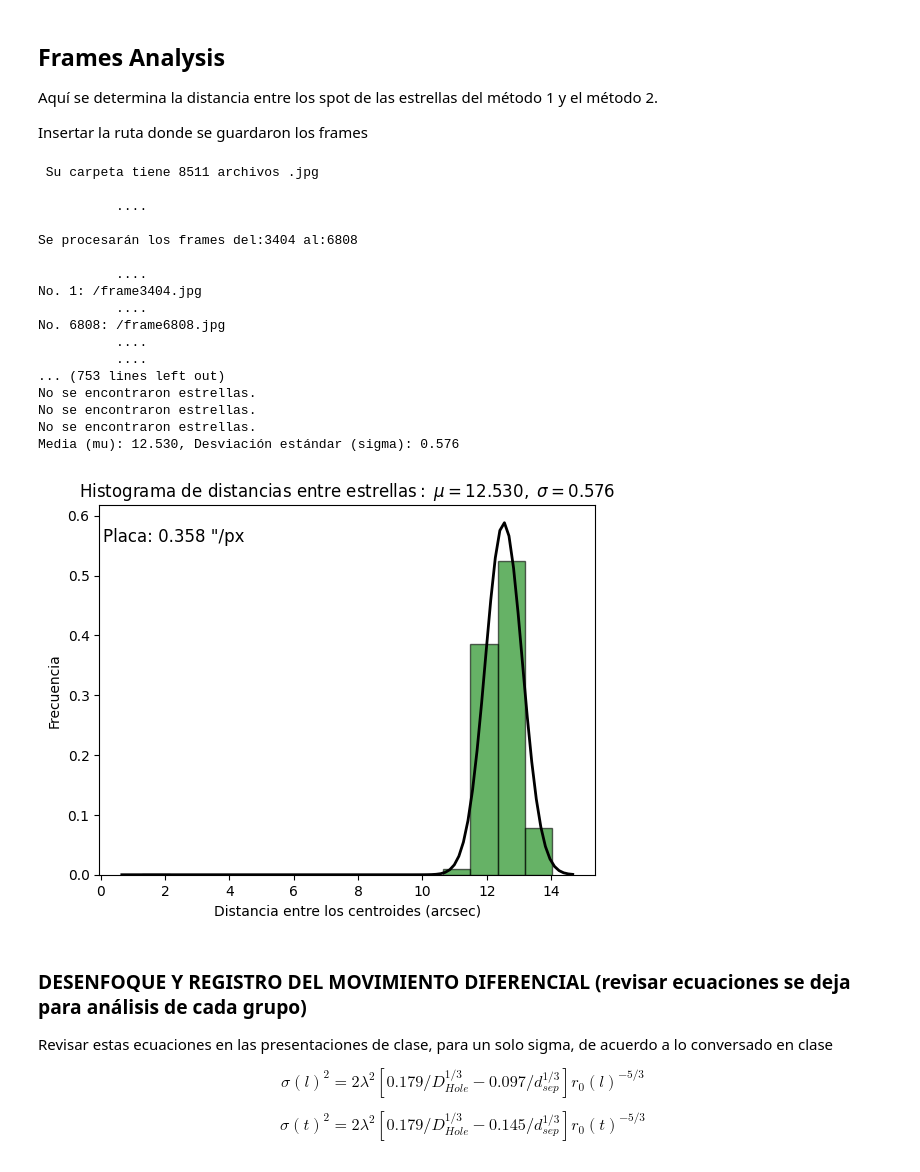
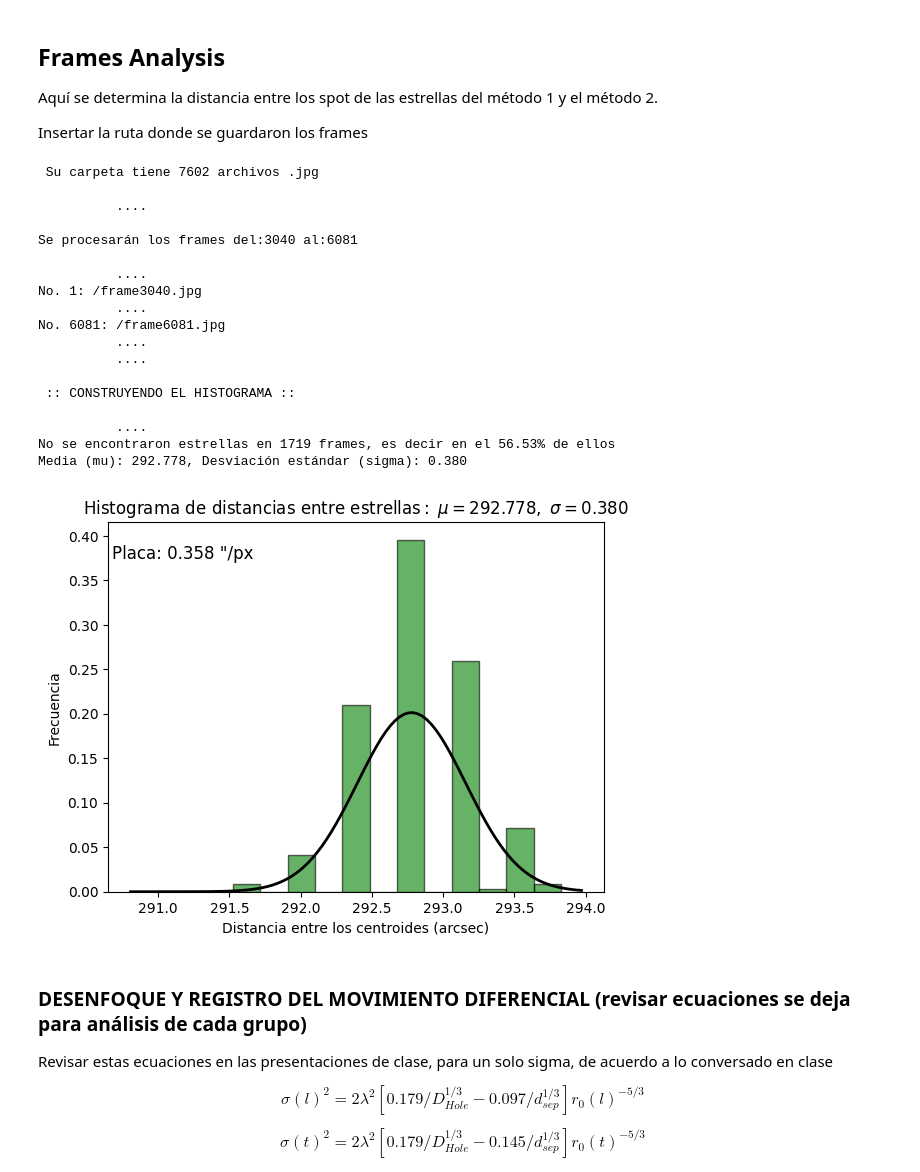
Before and after one commit to juagudeloo/Seeing-OAN, a Jupyter notebook: metodo_1_y_2.ipynb, the cells around one changed output. Saved outputs shown, nothing was run; the diff lists cells and outputs as text; code cells hidden in the pictures.

```diff
--- a/metodo_1_y_2.ipynb
+++ b/metodo_1_y_2.ipynb
@@ -6,7 +6,7 @@ Esta parte del código requiere la ruta donde se aloja el video, y genera los fr
 Solo cambiar la ruta del video
 # %%
 # Cambiar aquí por el nombre del video a analizar
-filename = 'G_3_Altair_290824_22_30_DSC0028_Mascara'
+filename = 'G_3_Altair_300824_21_47_DSC0037_Prisma'
 # %%
 import cv2
 import os
@@ -125,7 +110,7 @@ def identify_stars_and_distance(image_path):
         pixel_distance = dist.euclidean(star_centers[0], star_centers[1])
         return(pixel_distance)
     else:
-        print("No se encontraron estrellas.")
+        # print("No se encontraron estrellas.")
         return 0
 
     # Mostrar la imagen con los centros de las estrellas marcados
@@ -194,11 +179,14 @@ for k in range(start, end):
     #print(f"archivo {archivos[k]}") #verificar si se están ejecutando los frames en orden
     distances.append(identify_stars_and_distance(archivos[k])*scale_size)
 
+distances = np.array(distances)
+no_stars = len(np.where(distances==0)[0])
+print(f'No se encontraron estrellas en {no_stars} frames, es decir en el {round(no_stars/(end-start+1)*100,2)}% de ellos')
 
 # Guardar las distancias en un archivo llamado nombre_del_video.dat
 np.savetxt(f"{filename}.dat", distances, fmt="%.6f", header="Distancias entre estrellas (arcsec)")
 
-distances = np.loadtxt('out.dat')
+distances = np.loadtxt(f'{filename}.dat')
 distances = distances[np.where(distances!=0)]
 
 # Ajuste de los datos a una distribución normal
@@ -211,43 +199,44 @@ count, bins, ignored = plt.hist(distances, weights=weights, bins=15, alpha=0.6,
 # Graficar la función de densidad de probabilidad (PDF) ajustada
 xmin, xmax = plt.xlim()
 x = np.linspace(xmin, xmax, 100)
 p = norm.pdf(x, mu, std)
 
 # Normalizar la PDF para que se ajuste al histograma
 bin_width = bins[1] - bins[0]
 p_normalized = p * bin_width  # Ajuste el área de la PDF al histograma
 plt.plot(x, p_normalized, "k", linewidth=2)
 
 
 # Mostrar los valores de mu y sigma
 print(f"Media (mu): {mu:.3f}, Desviación estándar (sigma): {std:.3f}")
 
 
 # Grafico
 plt.title(r"$\mathrm{Histograma\ de\ distancias\ entre\ estrellas:}\ \mu=%.3f,\ \sigma=%.3f$" % (mu, std))
 plt.xlabel("Distancia entre los centroides (arcsec)")
 plt.ylabel("Frecuencia")
 plt.text(0.15, 0.9, f"Placa: {scale_size} \"/px", transform=plt.gca().transAxes, fontsize=12, color='black', ha='center')
 plt.show()
 # %% [output]
- Su carpeta tiene 8511 archivos .jpg
+ Su carpeta tiene 7602 archivos .jpg
 
           ....
 
-Se procesarán los frames del:3404 al:6808
+Se procesarán los frames del:3040 al:6081
 
           ....
-No. 1: /frame3404.jpg
+No. 1: /frame3040.jpg
           ....
-No. 6808: /frame6808.jpg
+No. 6081: /frame6081.jpg
           ....
           ....
-... (753 lines left out)
-No se encontraron estrellas.
-No se encontraron estrellas.
-No se encontraron estrellas.
-Media (mu): 12.530, Desviación estándar (sigma): 0.576
+
+ :: CONSTRUYENDO EL HISTOGRAMA ::
+
+          ....
+No se encontraron estrellas en 1719 frames, es decir en el 56.53% de ellos
+Media (mu): 292.778, Desviación estándar (sigma): 0.380
-[figure, old version]
+[figure, new version]
 # %% [markdown]
 ### DESENFOQUE Y REGISTRO DEL MOVIMIENTO DIFERENCIAL (revisar ecuaciones se deja para análisis de cada grupo)
 
```
Also changed, not shown: parts of 3 cells of this notebook.
